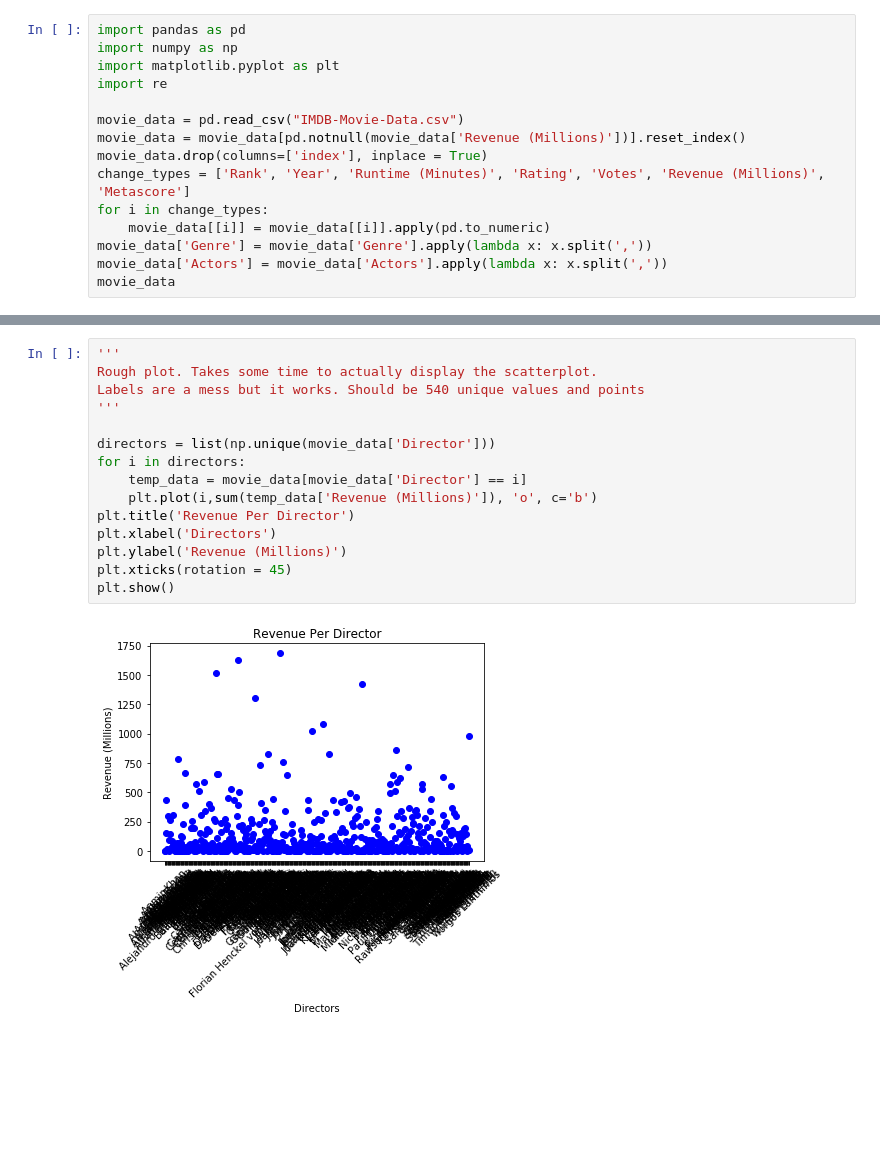
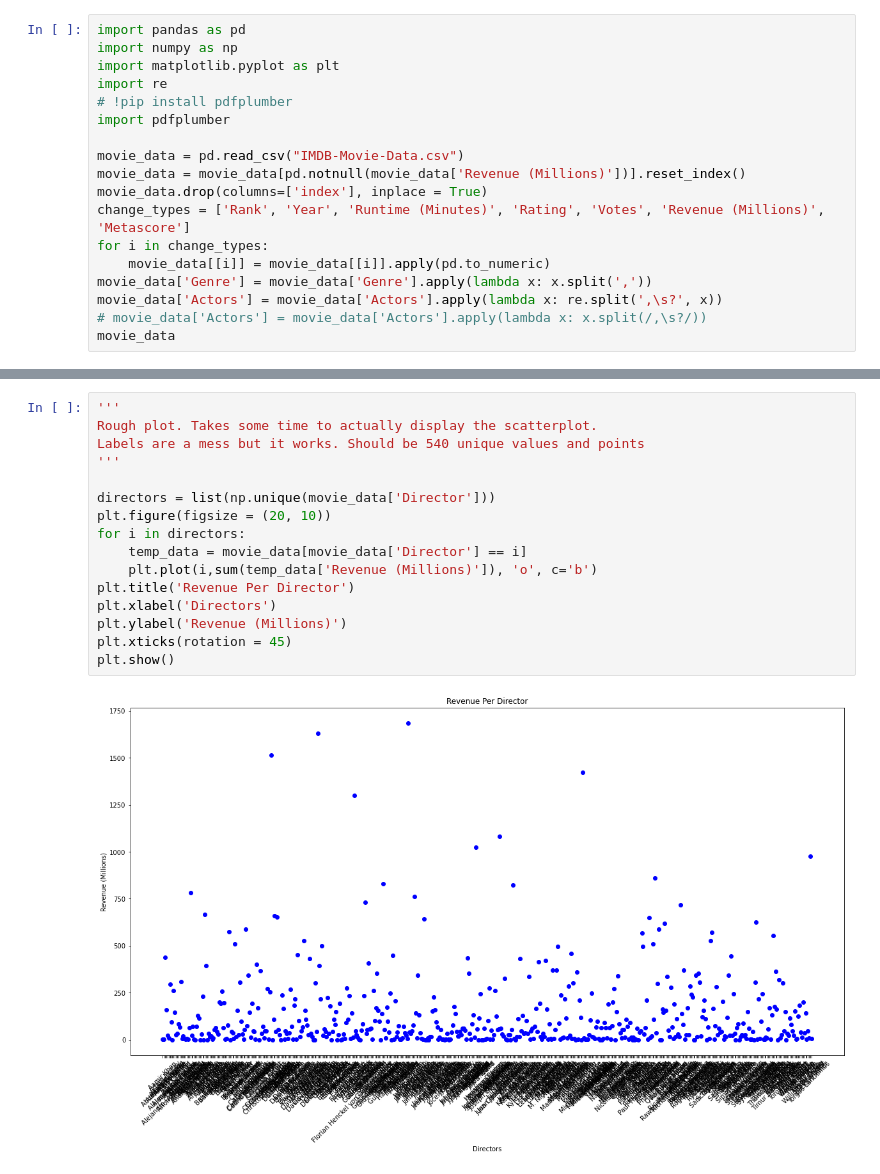
Before and after one commit to JasminePParekh/CMSC320-Final, a Jupyter notebook: 320Final.ipynb, the cells around one changed output, grey strips where cells are left out. Saved outputs shown, nothing was run; the diff lists cells and outputs as text; blank space fills up the shorter version.

```diff
--- a/320Final.ipynb
+++ b/320Final.ipynb
@@ -3,6 +3,8 @@ import pandas as pd
 import numpy as np
 import matplotlib.pyplot as plt
 import re
+# !pip install pdfplumber
+import pdfplumber
 
 movie_data = pd.read_csv("IMDB-Movie-Data.csv")
 movie_data = movie_data[pd.notnull(movie_data['Revenue (Millions)'])].reset_index()
@@ -11,7 +13,8 @@ change_types = ['Rank', 'Year', 'Runtime (Minutes)', 'Rating', 'Votes', 'Revenue
 for i in change_types:
     movie_data[[i]] = movie_data[[i]].apply(pd.to_numeric)
 movie_data['Genre'] = movie_data['Genre'].apply(lambda x: x.split(','))
-movie_data['Actors'] = movie_data['Actors'].apply(lambda x: x.split(','))
+movie_data['Actors'] = movie_data['Actors'].apply(lambda x: re.split(',\s?', x))
+# movie_data['Actors'] = movie_data['Actors'].apply(lambda x: x.split(/,\s?/))
 movie_data
 # %% [output]
 |  | Rank | Title | Genre | Description | Director | Actors | Year | Runtime (Minutes) | Rating | ... |
@@ -56,20 +54,21 @@ plt.show()
 # %%
 '''
 Rough plot. Takes some time to actually display the scatterplot.
 Labels are a mess but it works. Should be 540 unique values and points
 '''
 
 directors = list(np.unique(movie_data['Director']))
+plt.figure(figsize = (20, 10))
 for i in directors:
     temp_data = movie_data[movie_data['Director'] == i]
     plt.plot(i,sum(temp_data['Revenue (Millions)']), 'o', c='b')
 plt.title('Revenue Per Director')
 plt.xlabel('Directors')
 plt.ylabel('Revenue (Millions)')
 plt.xticks(rotation = 45)
 plt.show()
 # %% [output]
-[figure, old version]
+[figure, new version]
 # %%
 '''
 Read datasets in changed points to actual numbers to make it easier to use
```
Also changed, not shown: parts of 9 cells of this notebook, 10 other files.
